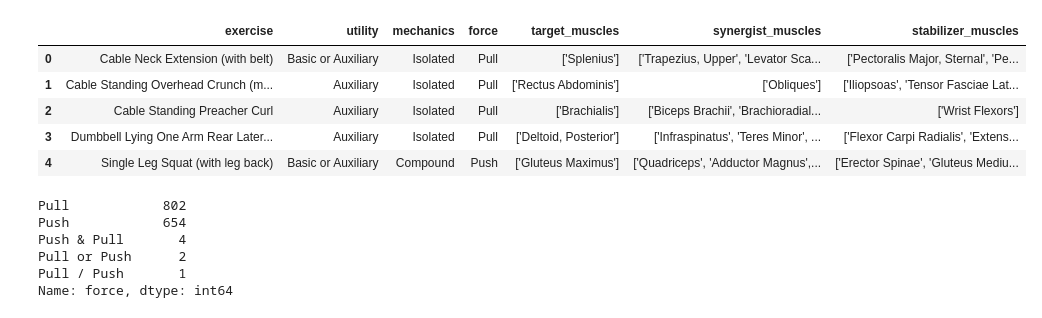
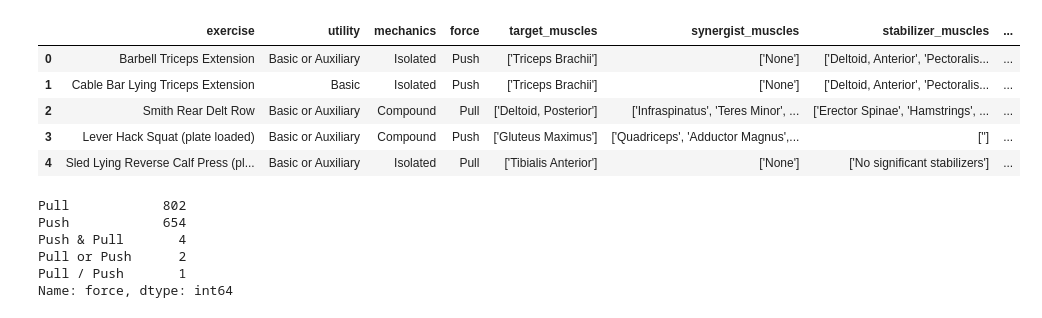
Before and after one commit to alexwholland/Workout-Planner, a Jupyter notebook: csp.ipynb, the cells around one changed output. Drawn from its saved outputs; the diff is of its cells as text; code cells hidden in the pictures.

```diff
--- a/csp.ipynb
+++ b/csp.ipynb
@@ -1,15 +1,15 @@
 # %%
 import pandas as pd
 # %%
-exercises_df = pd.read_csv('https://raw.githubusercontent.com/bhavanvir/Workout-Planner/main/exrx.csv')
+exercises_df = pd.read_csv('https://raw.githubusercontent.com/alexwholland/Workout-Planner/main/exrx.csv')
 exercises_df.head()
 # %% [output]
-|  | exercise | utility | mechanics | force | target_muscles | synergist_muscles | stabilizer_muscles |
-| 0 | Cable Neck Extension (with belt) | Basic or Auxiliary | Isolated | Pull | ['Splenius'] | ['Trapezius, Upper', 'Levator Sca... | ['Pectoralis Major, Sternal', 'Pe... |
-| 1 | Cable Standing Overhead Crunch (m... | Auxiliary | Isolated | Pull | ['Rectus Abdominis'] | ['Obliques'] | ['Iliopsoas', 'Tensor Fasciae Lat... |
-| 2 | Cable Standing Preacher Curl | Auxiliary | Isolated | Pull | ['Brachialis'] | ['Biceps Brachii', 'Brachioradial... | ['Wrist Flexors'] |
-| 3 | Dumbbell Lying One Arm Rear Later... | Auxiliary | Isolated | Pull | ['Deltoid, Posterior'] | ['Infraspinatus', 'Teres Minor', ... | ['Flexor Carpi Radialis', 'Extens... |
-| 4 | Single Leg Squat (with leg back) | Basic or Auxiliary | Compound | Push | ['Gluteus Maximus'] | ['Quadriceps', 'Adductor Magnus',... | ['Erector Spinae', 'Gluteus Mediu... |
+|  | exercise | utility | mechanics | force | target_muscles | synergist_muscles | stabilizer_muscles | ... |
+| 0 | Barbell Triceps Extension | Basic or Auxiliary | Isolated | Push | ['Triceps Brachii'] | ['None'] | ['Deltoid, Anterior', 'Pectoralis... | ... |
+| 1 | Cable Bar Lying Triceps Extension | Basic | Isolated | Push | ['Triceps Brachii'] | ['None'] | ['Deltoid, Anterior', 'Pectoralis... | ... |
+| 2 | Smith Rear Delt Row | Basic or Auxiliary | Compound | Pull | ['Deltoid, Posterior'] | ['Infraspinatus', 'Teres Minor', ... | ['Erector Spinae', 'Hamstrings', ... | ... |
+| 3 | Lever Hack Squat (plate loaded) | Basic or Auxiliary | Compound | Push | ['Gluteus Maximus'] | ['Quadriceps', 'Adductor Magnus',... | [''] | ... |
+| 4 | Sled Lying Reverse Calf Press (pl... | Basic or Auxiliary | Isolated | Pull | ['Tibialis Anterior'] | ['None'] | ['No significant stabilizers'] | ... |
 # %%
 force_counts = exercises_df['force'].value_counts()
 print(force_counts)
```
Also changed, not shown: parts of 2 cells of this notebook.
